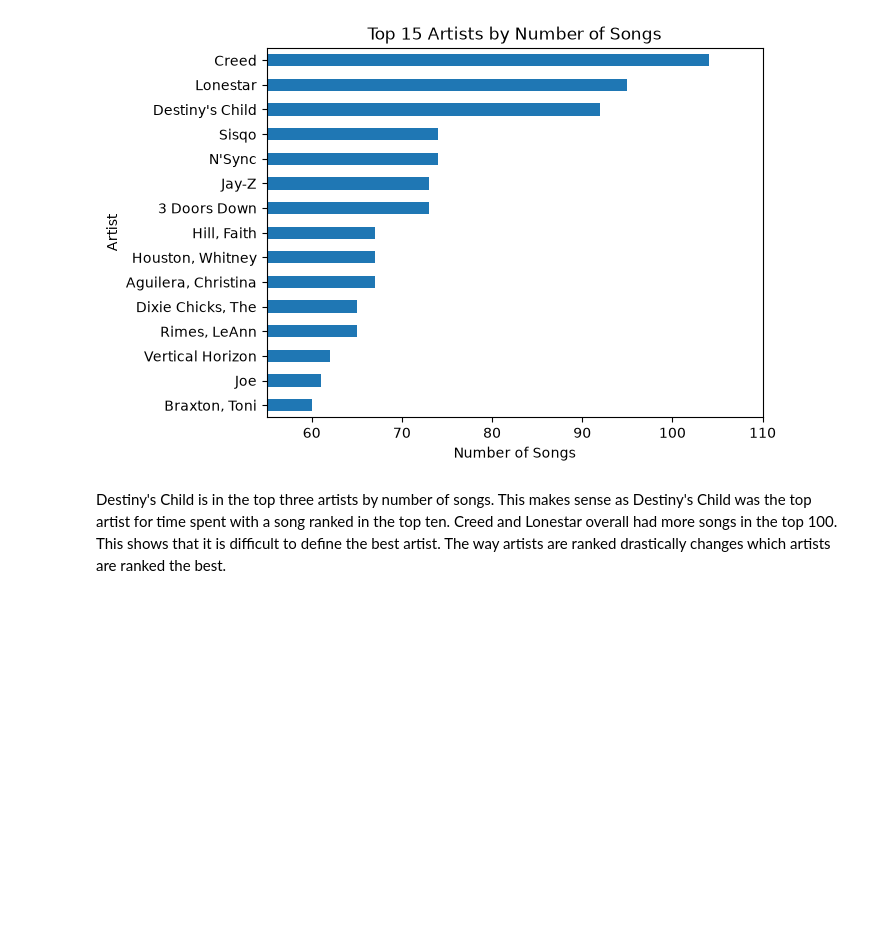
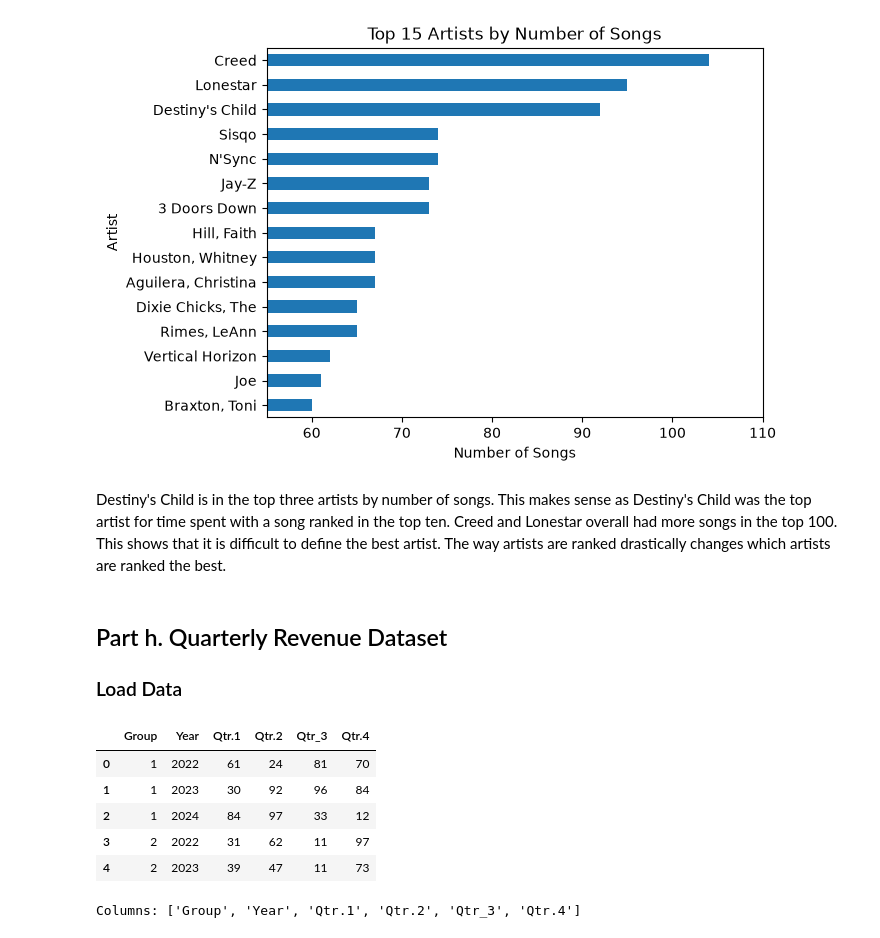
Before and after one commit to codettlaff/CPTS_575, a Jupyter notebook: assignment3/question2.ipynb, the cells around one changed output. Cells and saved outputs as stored; diff of their text form; code cells hidden in the pictures; blank space fills up the shorter version.

```diff
--- a/assignment3/question2.ipynb
+++ b/assignment3/question2.ipynb
@@ -186,3 +186,29 @@ plt.show()
 [figure]
 # %% [markdown]
 Destiny's Child is in the top three artists by number of songs. This makes sense as Destiny's Child was the top artist for time spent with a song ranked in the top ten. Creed and Lonestar overall had more songs in the top 100. This shows that it is difficult to define the best artist. The way artists are ranked drastically changes which artists are ranked the best.
+# %% [markdown]
+## Part h. Quarterly Revenue Dataset
+### Load Data
+# %%
+import os
+import pandas as pd
+
+base_dir = os.getcwd()
+data_dir = os.path.join(base_dir, 'data')
+revenue_data_filepath = os.path.join(data_dir, 'RevQtr.csv')
+
+# Load Data.
+revenue = pd.read_csv(revenue_data_filepath, encoding='latin1')
+revenue = revenue.rename(columns={"ï»¿Group": "Group"})
+
+# Display the first few rows and column names.
+display(revenue.head())
+print(f"Columns: {revenue.columns.tolist()}")
+# %% [output]
+|  | Group | Year | Qtr.1 | Qtr.2 | Qtr_3 | Qtr.4 |
+| 0 | 1 | 2022 | 61 | 24 | 81 | 70 |
+| 1 | 1 | 2023 | 30 | 92 | 96 | 84 |
+| 2 | 1 | 2024 | 84 | 97 | 33 | 12 |
+| 3 | 2 | 2022 | 31 | 62 | 11 | 97 |
+| 4 | 2 | 2023 | 39 | 47 | 11 | 73 |
+Columns: ['Group', 'Year', 'Qtr.1', 'Qtr.2', 'Qtr_3', 'Qtr.4']
```
Also changed, not shown: parts of 6 cells of this notebook.
